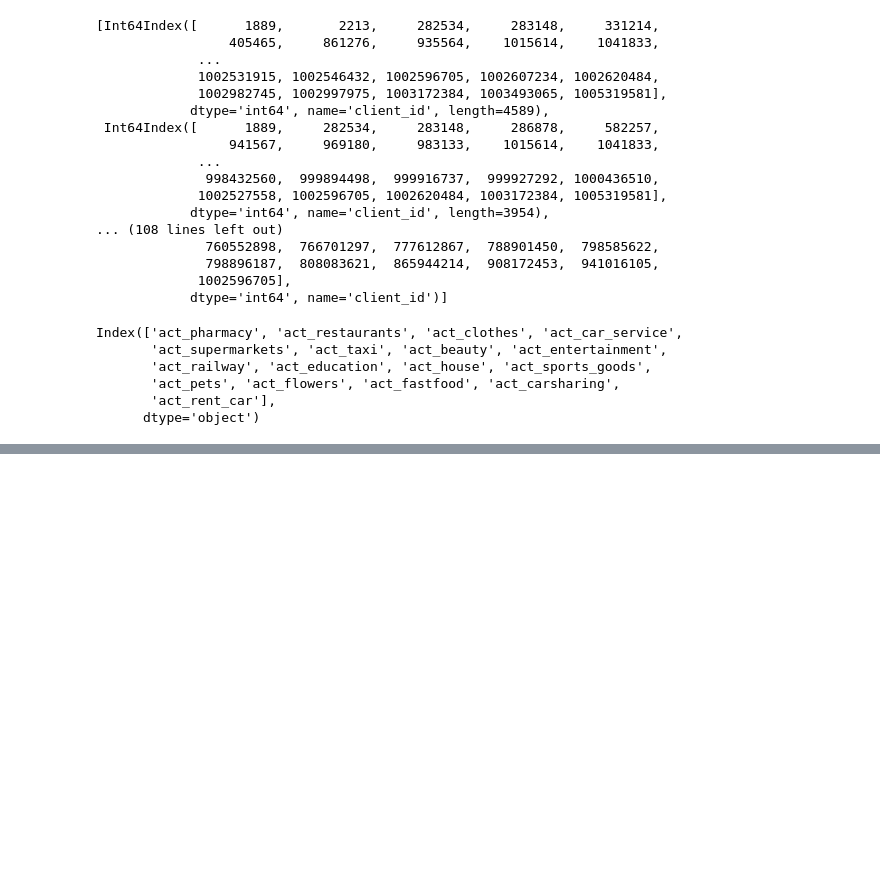
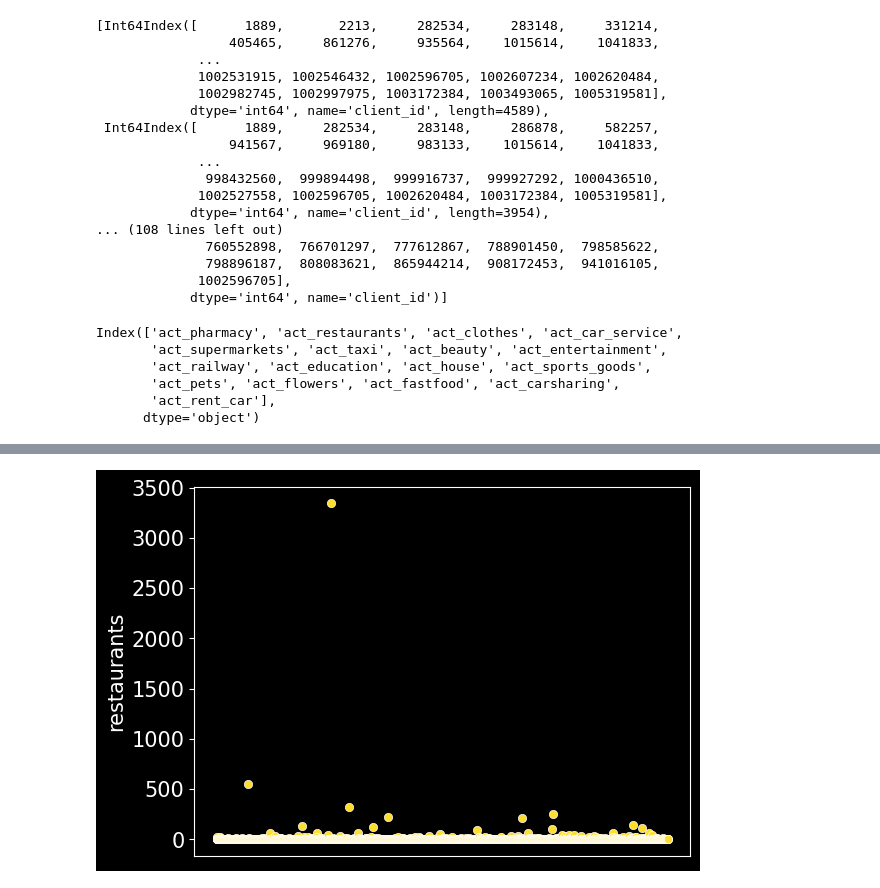
Before and after one commit to Cheshuyka/DANO, a Jupyter notebook: preprocessing.ipynb, the cells around one changed output, grey strips where cells are left out. Saved outputs shown, nothing was run; the diff lists cells and outputs as text; code cells hidden in the pictures; blank space fills up the shorter version.

```diff
--- a/preprocessing.ipynb
+++ b/preprocessing.ipynb
@@ -359,0 +299,7 @@ mechanism.median().to_frame()
+# %%
+sns.scatterplot(data=mechanism[1], color='#FFDD2D')
+plt.xticks([])
+plt.savefig('restaurantsBefore.svg')
+plt.show()
+# %% [output]
+[figure, added]
```
Also changed, not shown: parts of 26 cells of this notebook, 15 other files.
